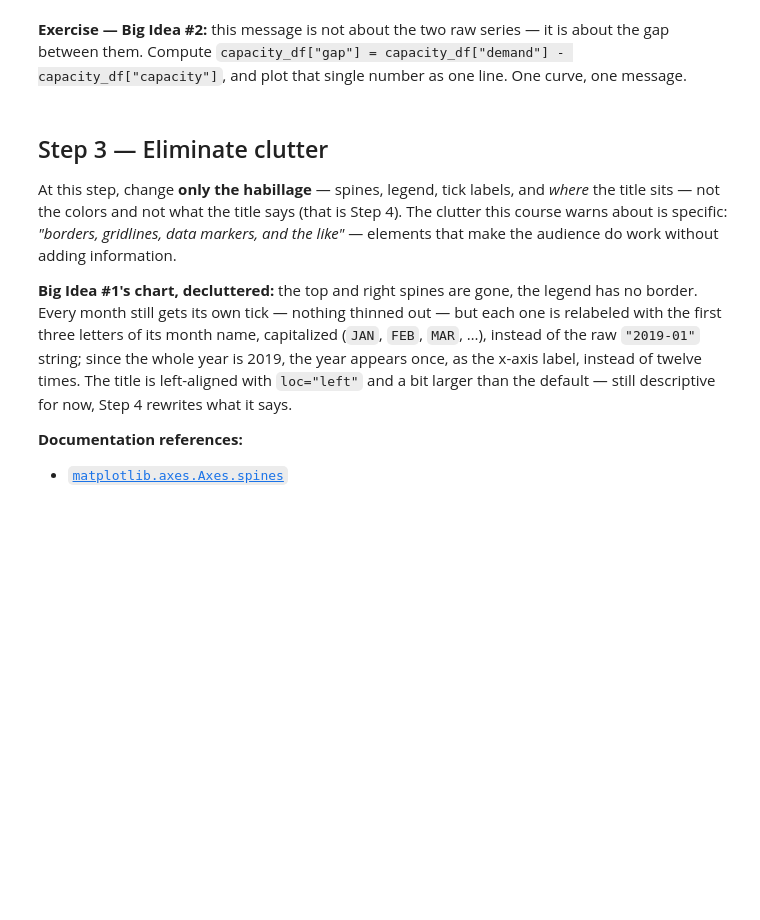
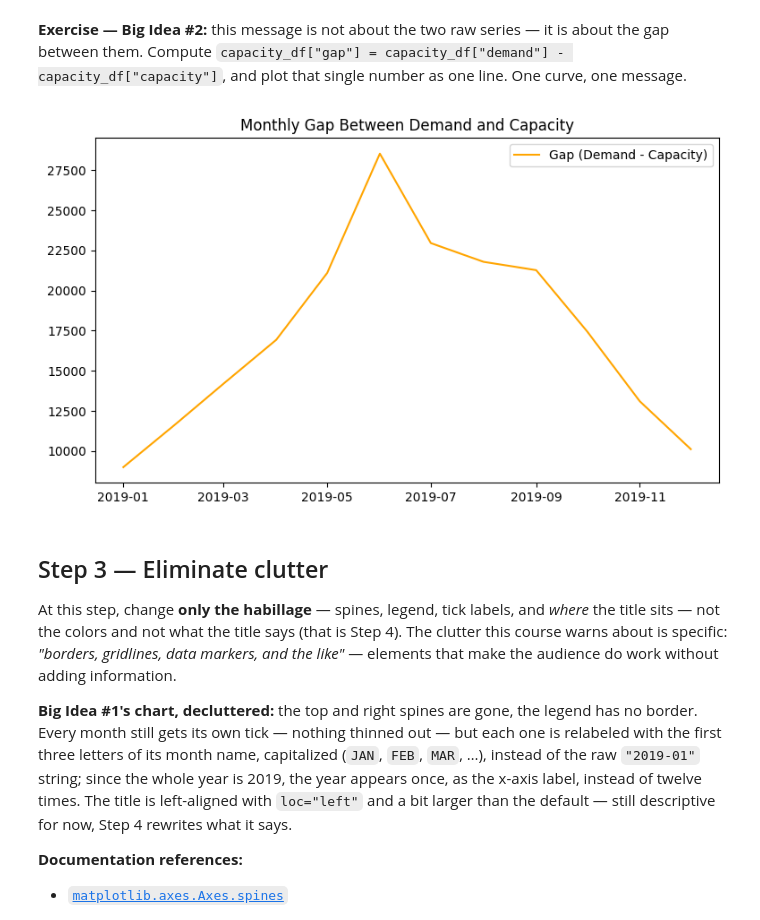
Before and after one commit to AlexisClaude/air_quality, a Jupyter notebook: notebooks/session3/08_data_visualization.ipynb, the cells around one changed output. Drawn from its saved outputs; the diff is of its cells as text; code cells hidden in the pictures; blank space fills up the shorter version.

Commit message:
feat(module_8): complete data visualization notebook

```diff
--- a/notebooks/session3/08_data_visualization.ipynb
+++ b/notebooks/session3/08_data_visualization.ipynb
@@ -95,6 +113,14 @@ plt.show()
 **Exercise — Big Idea #2:** this message is not about the two raw series — it is about the gap between them. Compute `capacity_df["gap"] = capacity_df["demand"] - capacity_df["capacity"]`, and plot that single number as one line. One curve, one message.
 # %%
 # TODO 1: Big Idea #2's chart — one line, the monthly gap between demand and capacity
+capacity_df["gap"] = capacity_df["demand"] - capacity_df["capacity"]
+fig, ax = plt.subplots(figsize=(9, 5))
+ax.plot(capacity_df["date"], capacity_df["gap"], label="Gap (Demand - Capacity)", color="orange")
+ax.legend()
+ax.set_title("Monthly Gap Between Demand and Capacity")
+plt.show()
+# %% [output]
+[figure, added]
 # %% [markdown]
 ## Step 3 — Eliminate clutter
 
```
Also changed, not shown: parts of 12 cells of this notebook.
